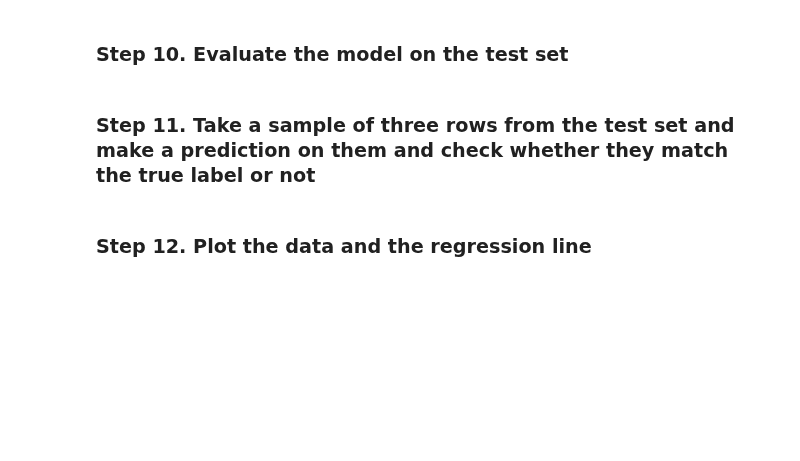
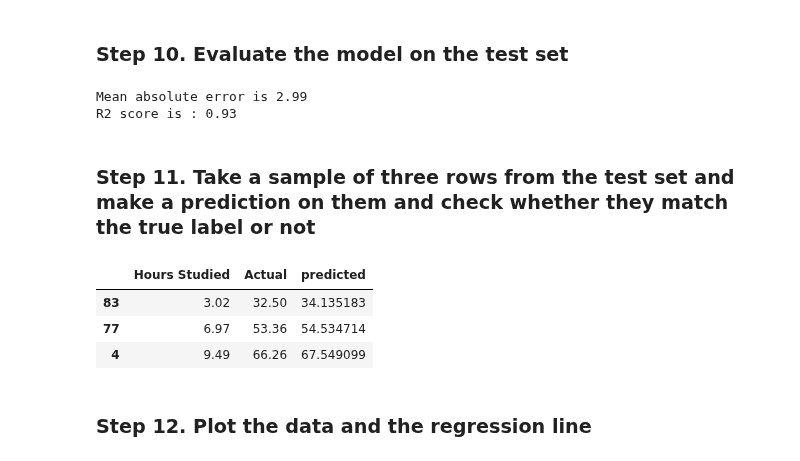
Before and after one commit to TurkiOmran/AAI, a Jupyter notebook: student/W3/exercises/M1/ex1_reg.ipynb, the cells around one changed output. Cells and saved outputs as stored; diff of their text form; code cells hidden in the pictures; blank space fills up the shorter version.

```diff
--- a/student/W3/exercises/M1/ex1_reg.ipynb
+++ b/student/W3/exercises/M1/ex1_reg.ipynb
@@ -131,8 +133,29 @@ if one doesnt study at all he will get 18.10
 # %% [markdown]
 ### Step 10. Evaluate the model on the test set
 # %%
-model.
+inferred_test=model.predict(x_test)
+error =mean_absolute_error(y_test,inferred_test)
+print(f'Mean absolute error is {error:.2f}')
+
+r2=model.score(x_test,y_test)
+
+print(f'R2 score is : {r2:.2f}')
+# %% [output]
+Mean absolute error is 2.99
+R2 score is : 0.93
 # %% [markdown]
 ### Step 11. Take a sample of three rows from the test set and make a prediction on them and check whether they match the true label or not
+# %%
+sample=x_test.sample(3,random_state=42)
+predictions=model.predict(sample)
+actual=y_test[sample.index] #here we pass the index of the sample so we get the values of target for corresponding feature
+
+sample=pd.DataFrame({'Hours Studied': sample['Hours_Studied'],'Actual':actual,"predicted":predictions})
+sample
+# %% [output]
+|  | Hours Studied | Actual | predicted |
+| 83 | 3.02 | 32.50 | 34.135183 |
+| 77 | 6.97 | 53.36 | 54.534714 |
+| 4 | 9.49 | 66.26 | 67.549099 |
 # %% [markdown]
 ### Step 12. Plot the data and the regression line
```
Also changed, not shown: parts of 6 cells of this notebook.
